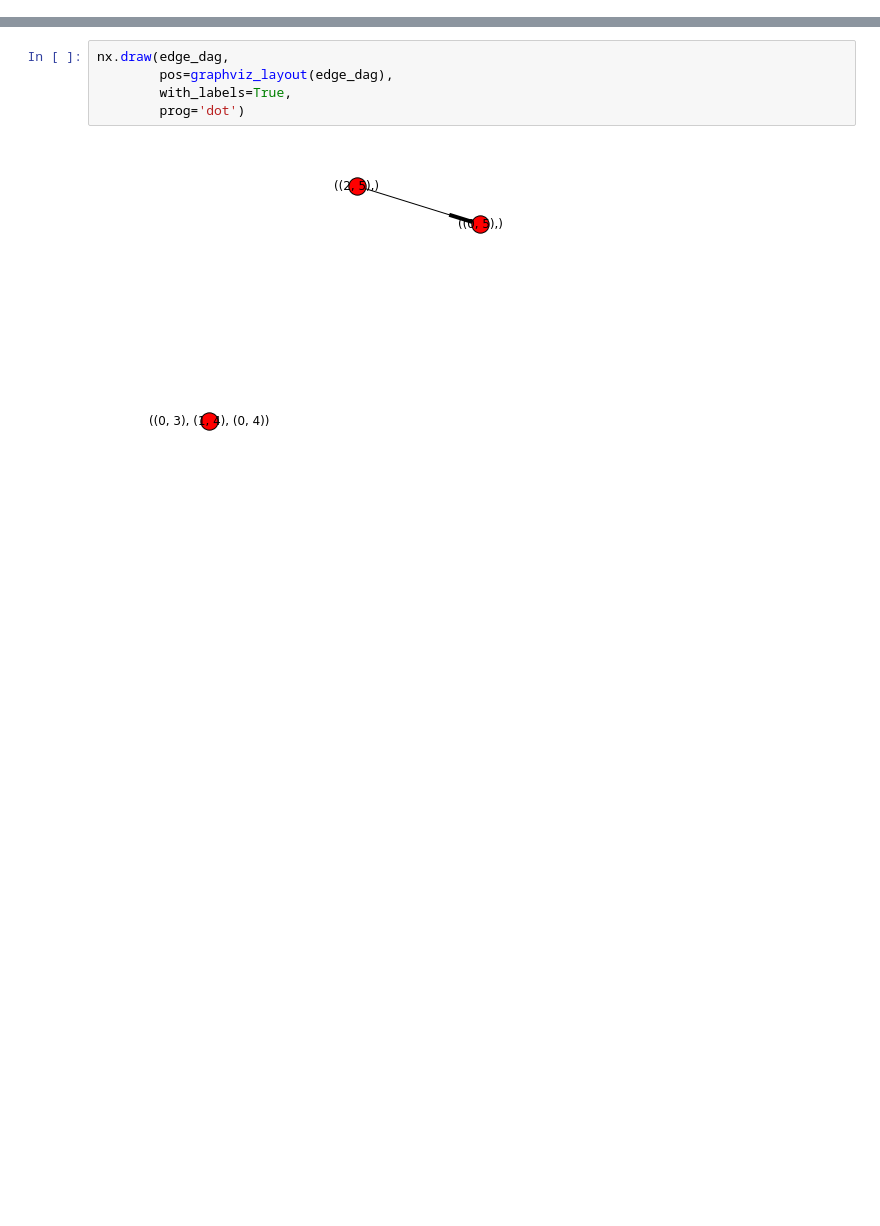
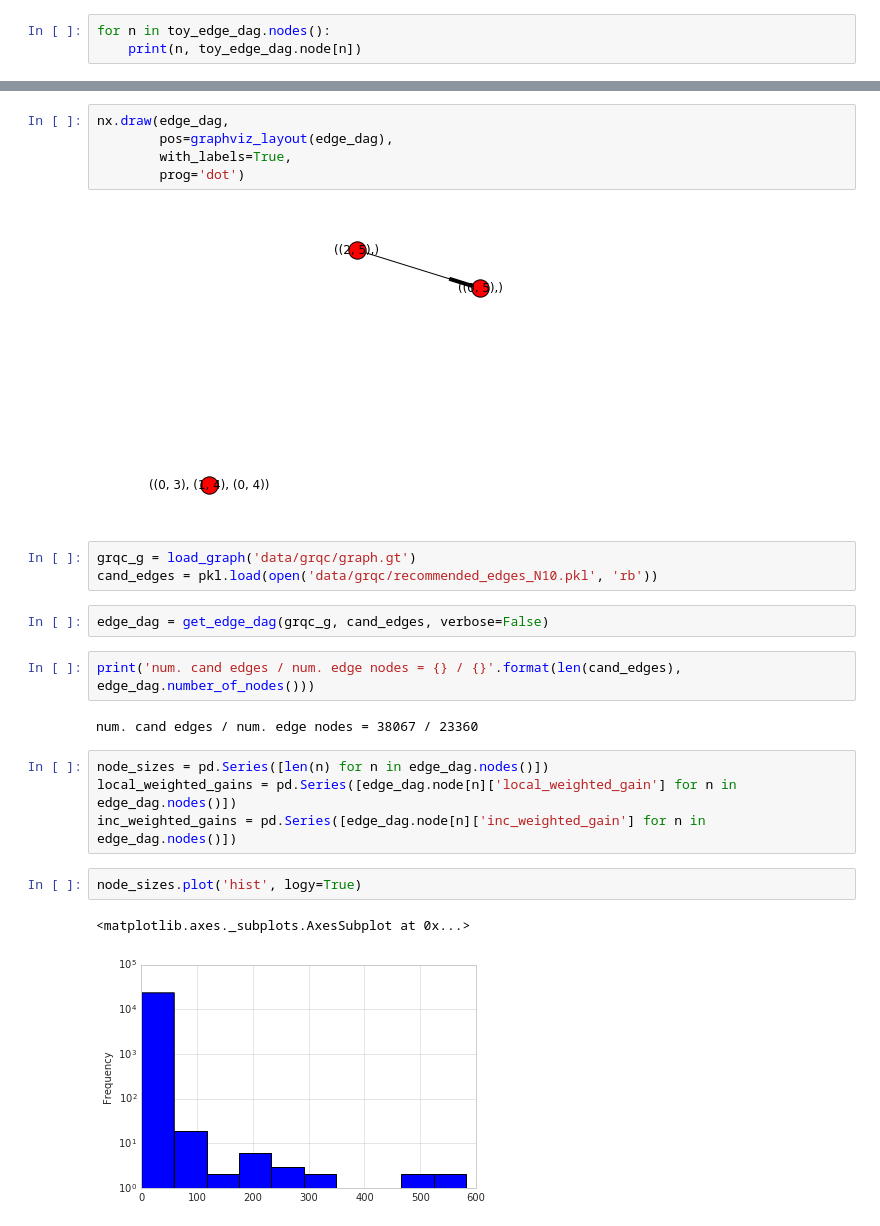
Before and after one commit to xiaohan2012/core_maximization, a Jupyter notebook: edge_dag_algorithm.ipynb, the cells around one changed output, grey strips where cells are left out. Drawn from its saved outputs; the diff is of its cells as text; blank space fills up the shorter version.

```diff
--- a/edge_dag_algorithm.ipynb
+++ b/edge_dag_algorithm.ipynb
@@ -127,0 +142,3 @@ parent meta nodes set()
+# %%
+for n in toy_edge_dag.nodes():
+    print(n, toy_edge_dag.node[n])
@@ -132,3 +169,21 @@ nx.draw(edge_dag,
         prog='dot')
 # %% [output]
 [figure]
+# %%
+grqc_g = load_graph('data/grqc/graph.gt')
+cand_edges = pkl.load(open('data/grqc/recommended_edges_N10.pkl', 'rb'))
+# %%
+edge_dag = get_edge_dag(grqc_g, cand_edges, verbose=False)
+# %%
+print('num. cand edges / num. edge nodes = {} / {}'.format(len(cand_edges), edge_dag.number_of_nodes()))
+# %% [output]
+num. cand edges / num. edge nodes = 38067 / 23360
+# %%
+node_sizes = pd.Series([len(n) for n in edge_dag.nodes()])
+local_weighted_gains = pd.Series([edge_dag.node[n]['local_weighted_gain'] for n in edge_dag.nodes()])
+inc_weighted_gains = pd.Series([edge_dag.node[n]['inc_weighted_gain'] for n in edge_dag.nodes()])
+# %%
+node_sizes.plot('hist', logy=True)
+# %% [output]
+<matplotlib.axes._subplots.AxesSubplot at 0x...>
+[figure, added]
```
Also changed, not shown: parts of 13 cells of this notebook, 8 other files.
